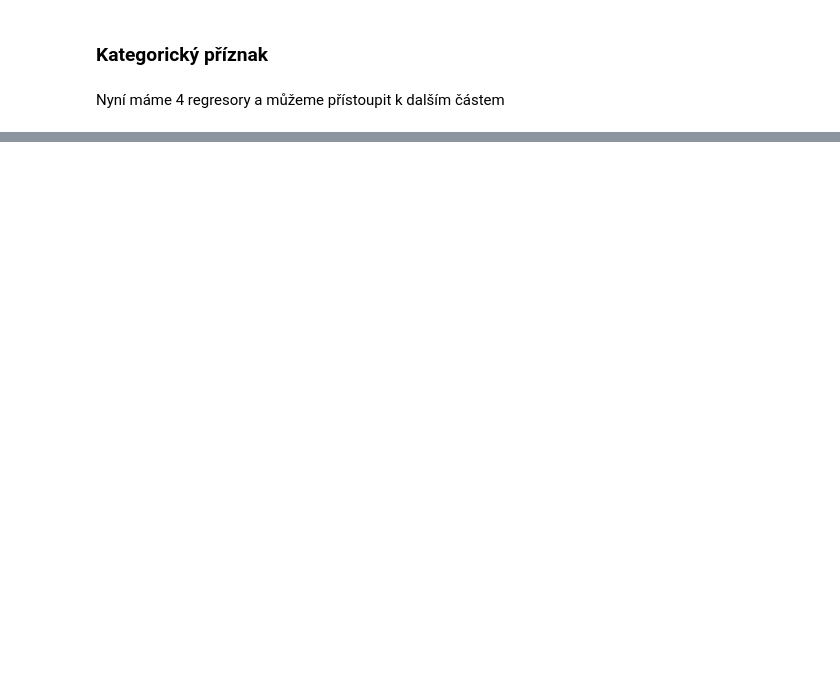
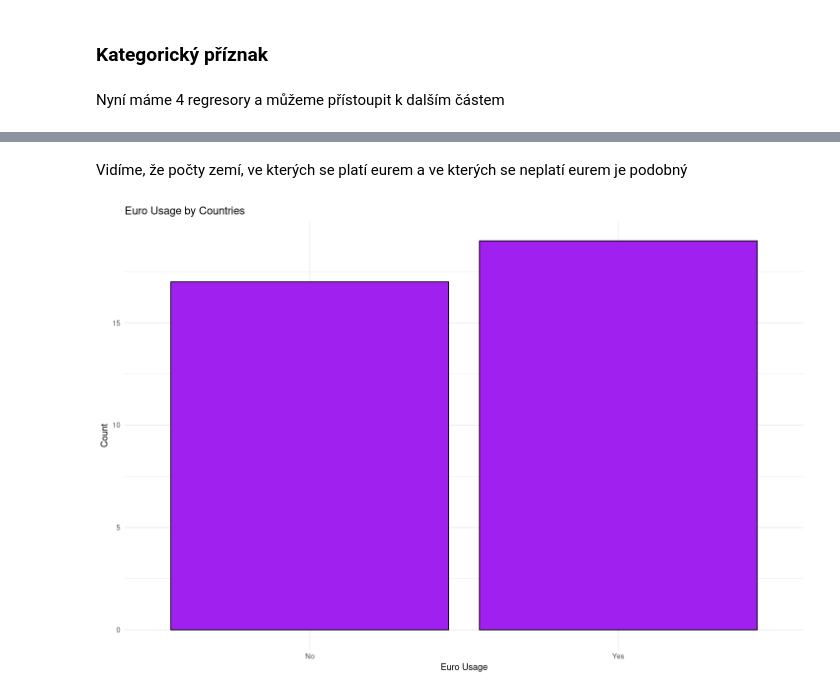
Before and after one commit to xsenyaaax/practicalStatistics, a Jupyter notebook: Project 3/project3.ipynb, the cells around one changed output, grey strips where cells are left out. Saved outputs shown, nothing was run; the diff lists cells and outputs as text; code cells hidden in the pictures; blank space fills up the shorter version.

```diff
--- a/Project 3/project3.ipynb
+++ b/Project 3/project3.ipynb
@@ -483,0 +521,9 @@ A data.frame: 36 × 6
+# %% [markdown]
+Vidíme, že počty zemí, ve kterých se platí eurem a ve kterých se neplatí eurem je podobný
+# %%
+ggplot(data, aes(x=Euro_Usage)) +
+  geom_bar(fill="purple", color="black") +
+  theme_minimal() +
+  labs(title="Euro Usage by Countries", x="Euro Usage", y="Count")
+# %% [output]
+[figure, added]
```
Also changed, not shown: parts of 29 cells of this notebook.
